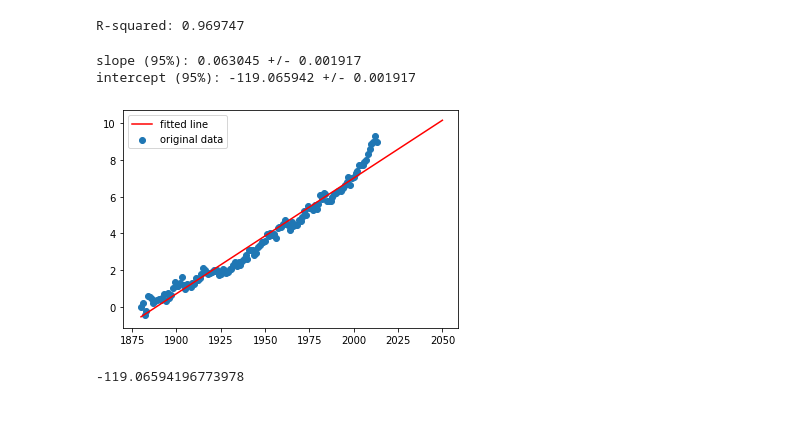
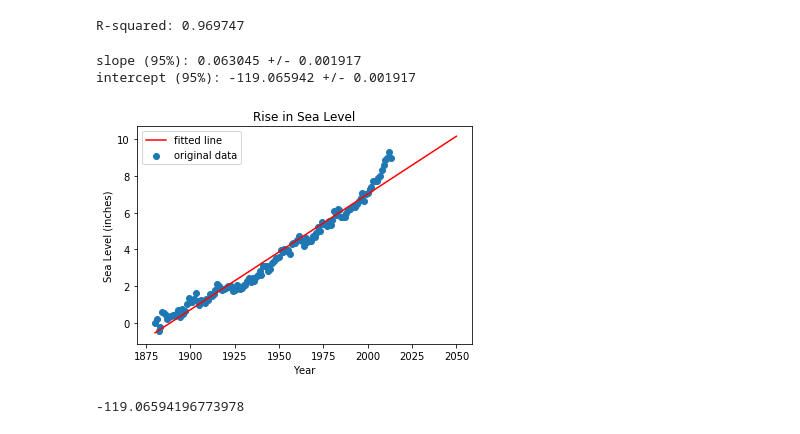
Before and after one commit to harrisonooi1998/sea-level-predictor-freecodecamp, a Jupyter notebook: sea level.ipynb, the cells around one changed output. Drawn from its saved outputs; the diff is of its cells as text; code cells hidden in the pictures.

```diff
--- a/sea level.ipynb
+++ b/sea level.ipynb
@@ -101,22 +101,25 @@ R-squared: 0.969747
 # %%
 from scipy.stats import t
 end_year = 2050
 years = np.array([df['Year'].min(), end_year])
+plt.xlabel('Year')
+plt.ylabel('Sea Level (inches)')
+plt.title('Rise in Sea Level')
 plt.plot(years, res_l.intercept + res_l.slope * years, 'r', label = 'fitted line')
 #plt.plot(df['Year'], res_l.intercept + res_l.slope*df['Year'], 'r', label='fitted line')
 plt.scatter(df['Year'], df['CSIRO Adjusted Sea Level'], label = 'original data')
 tinv = lambda p, df: abs(t.ppf(p/2, df))
 ts = tinv(0.05, len(df['Year'])-2)
 intercept = res_l.intercept
 print(f"slope (95%): {res_l.slope:.6f} +/- {ts*res_l.stderr:.6f}")
 print(f"intercept (95%): {res_l.intercept:.6f}" f" +/- {ts*res_l.stderr:.6f}")
 res_l.intercept
 plt.legend()
 plt.show()
 # %% [output]
 slope (95%): 0.063045 +/- 0.001917
 intercept (95%): -119.065942 +/- 0.001917
-[figure, old version]
+[figure, new version]
 # %%
 intercept
 # %% [output]
```
Also changed, not shown: parts of 3 cells of this notebook.
